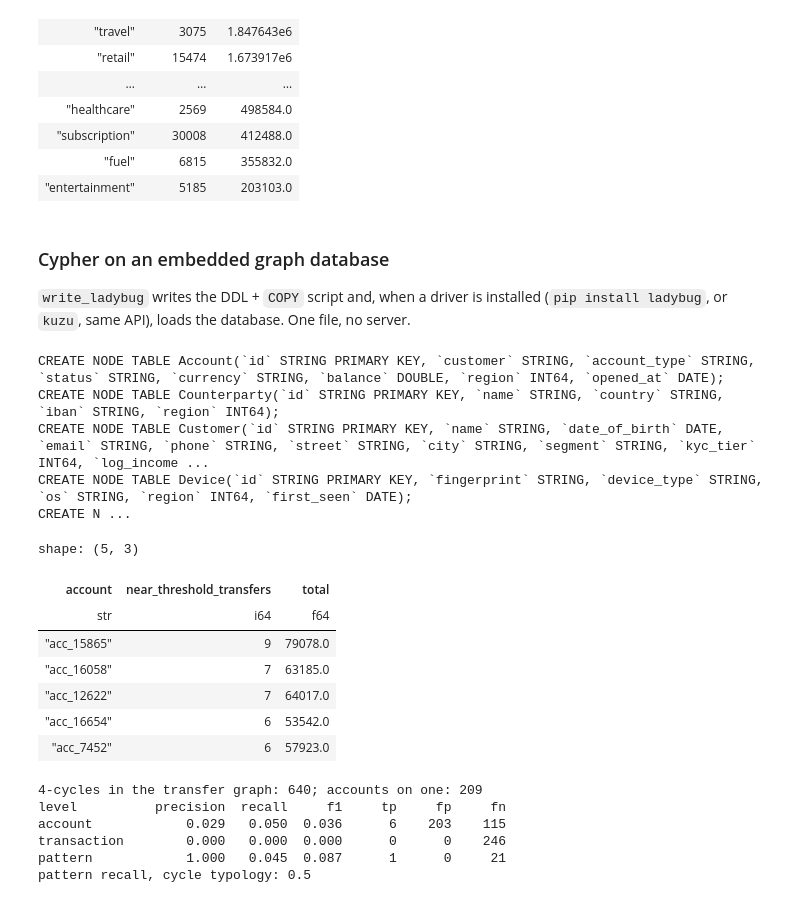
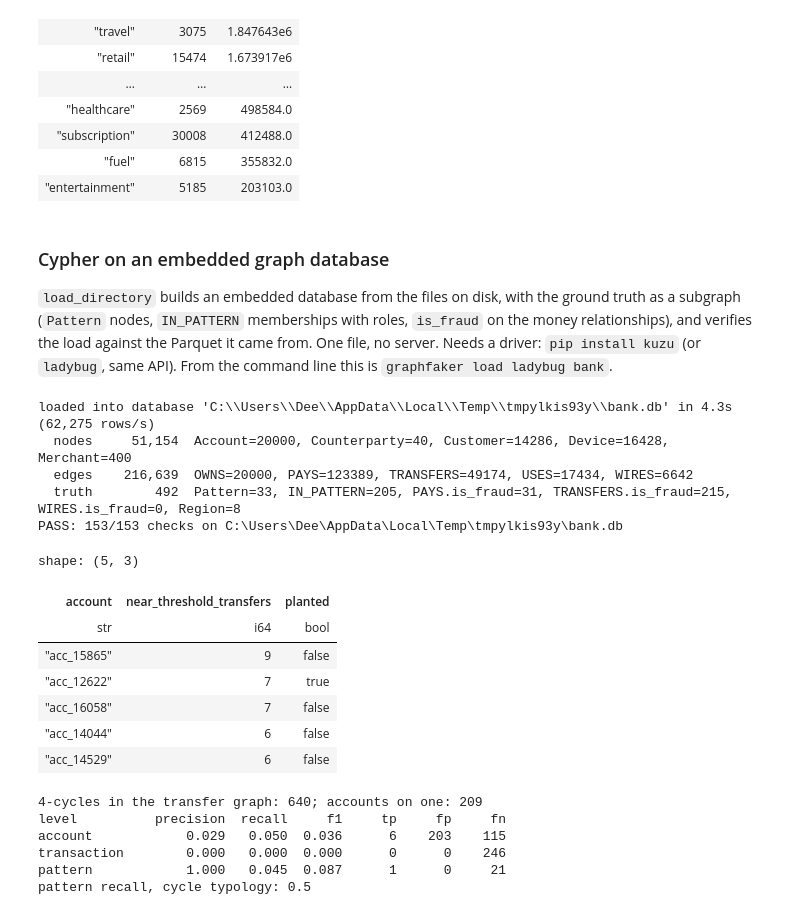
Before and after one commit to graphgeeks-lab/graphfaker, a Jupyter notebook: docs/notebooks/graphfaker_tour.ipynb, the cells around one changed output. Cells and saved outputs as stored; diff of their text form; code cells hidden in the pictures.

Commit message:
#40 ladybug load sink graph data

```diff
--- a/docs/notebooks/graphfaker_tour.ipynb
+++ b/docs/notebooks/graphfaker_tour.ipynb
@@ -448,12 +448,13 @@ shape: (11, 3)
 | "subscription" | 30008 | 412488.0 |
 | "fuel" | 6815 | 355832.0 |
 | "entertainment" | 5185 | 203103.0 |
-# %% [markdown]
-### Cypher on an embedded graph database
-
-`write_ladybug` writes the DDL + `COPY` script and, when a driver is installed (`pip install ladybug`, or `kuzu`, same API), loads the database. One file, no server.
+# %% [markdown]
+### Cypher on an embedded graph database
+
+`load_directory` builds an embedded database from the files on disk, with the ground truth as a subgraph (`Pattern` nodes, `IN_PATTERN` memberships with roles, `is_fraud` on the money relationships), and verifies the load against the Parquet it came from. One file, no server. Needs a driver: `pip install kuzu` (or `ladybug`, same API). From the command line this is `graphfaker load ladybug bank`.
 # %%
-from graphfaker.sinks import write_ladybug, write_neo4j_admin
+from graphfaker.sinks import write_neo4j_admin
+from graphfaker.sinks.ladybug import load_directory, verify_directory
 try:
     import kuzu as driver
 except ImportError:
@@ -464,36 +465,39 @@ except ImportError:
 if driver is None:
     print("no driver installed: pip install kuzu (or ladybug) to run the queries below")
 else:
-    write_ladybug(tables, WORK / "bank", db_path=WORK / "bank.db")
+    report = load_directory(WORK / "bank", WORK / "bank.db")
+    print(report.summary())
+    print(verify_directory(WORK / "bank", WORK / "bank.db").summary())
     conn = driver.Connection(driver.Database(str(WORK / "bank.db")))
-    print(open(WORK / "bank" / "load.cypher").read()[:700], "...")
 # %% [output]
-CREATE NODE TABLE Account(`id` STRING PRIMARY KEY, `customer` STRING, `account_type` STRING, `status` STRING, `currency` STRING, `balance` DOUBLE, `region` INT64, `opened_at` DATE);
-CREATE NODE TABLE Counterparty(`id` STRING PRIMARY KEY, `name` STRING, `country` STRING, `iban` STRING, `region` INT64);
-CREATE NODE TABLE Customer(`id` STRING PRIMARY KEY, `name` STRING, `date_of_birth` DATE, `email` STRING, `phone` STRING, `street` STRING, `city` STRING, `segment` STRING, `kyc_tier` INT64, `log_income ...
-CREATE NODE TABLE Device(`id` STRING PRIMARY KEY, `fingerprint` STRING, `device_type` STRING, `os` STRING, `region` INT64, `first_seen` DATE);
-CREATE N ...
+loaded into database 'C:\\Users\\Dee\\AppData\\Local\\Temp\\tmpylkis93y\\bank.db' in 4.3s (62,275 rows/s)
+  nodes     51,154  Account=20000, Counterparty=40, Customer=14286, Device=16428, Merchant=400
+  edges    216,639  OWNS=20000, PAYS=123389, TRANSFERS=49174, USES=17434, WIRES=6642
+  truth        492  Pattern=33, IN_PATTERN=205, PAYS.is_fraud=31, TRANSFERS.is_fraud=215, WIRES.is_fraud=0, Region=8
+PASS: 153/153 checks on C:\Users\Dee\AppData\Local\Temp\tmpylkis93y\bank.db
 # %%
 def cypher(q):
     res = conn.execute(q); cols = res.get_column_names(); rows = []
     while res.has_next(): rows.append(res.get_next())
     return pl.DataFrame(rows, schema=cols, orient="row") if rows else pl.DataFrame()
 
 if driver:
     display(cypher('''
       MATCH (a:Account)-[t:TRANSFERS]->(b:Account)
       WHERE t.amount >= 8500 AND t.amount < 10000
-      RETURN a.id AS account, count(t) AS near_threshold_transfers, round(sum(t.amount), 0) AS total
+      WITH a, count(t) AS near_threshold_transfers
+      RETURN a.id AS account, near_threshold_transfers,
+             EXISTS { MATCH (a)-[:IN_PATTERN]->(:Pattern {typology: 'structuring'}) } AS planted
       ORDER BY near_threshold_transfers DESC LIMIT 5'''))
 # %% [output]
 shape: (5, 3)
-| account | near_threshold_transfers | total |
-| str | i64 | f64 |
-| "acc_15865" | 9 | 79078.0 |
-| "acc_16058" | 7 | 63185.0 |
-| "acc_12622" | 7 | 64017.0 |
-| "acc_16654" | 6 | 53542.0 |
-| "acc_7452" | 6 | 57923.0 |
+| account | near_threshold_transfers | planted |
+| str | i64 | bool |
+| "acc_15865" | 9 | false |
+| "acc_12622" | 7 | true |
+| "acc_16058" | 7 | false |
+| "acc_14044" | 6 | false |
+| "acc_14529" | 6 | false |
 # %%
 if driver:
     rings = cypher('''
```
Also changed, not shown: parts of 6 cells of this notebook, 13 other files.
